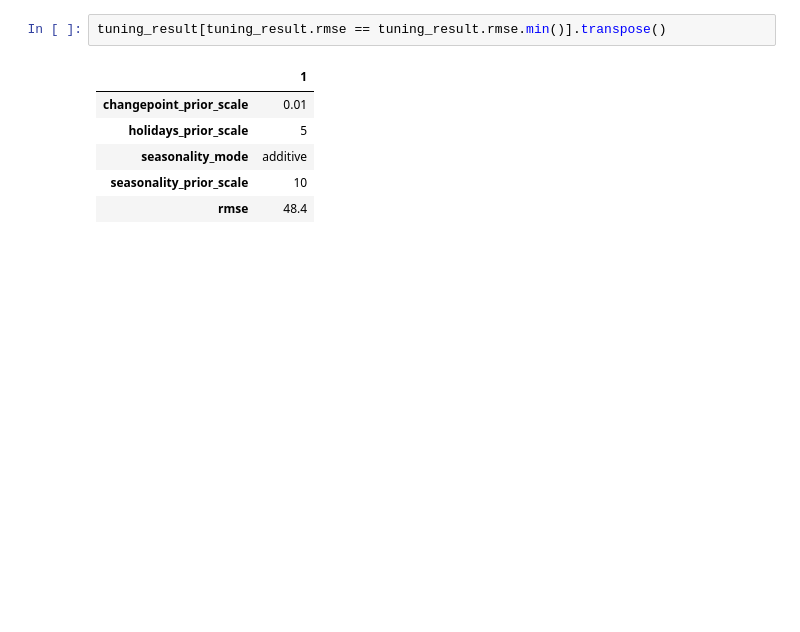
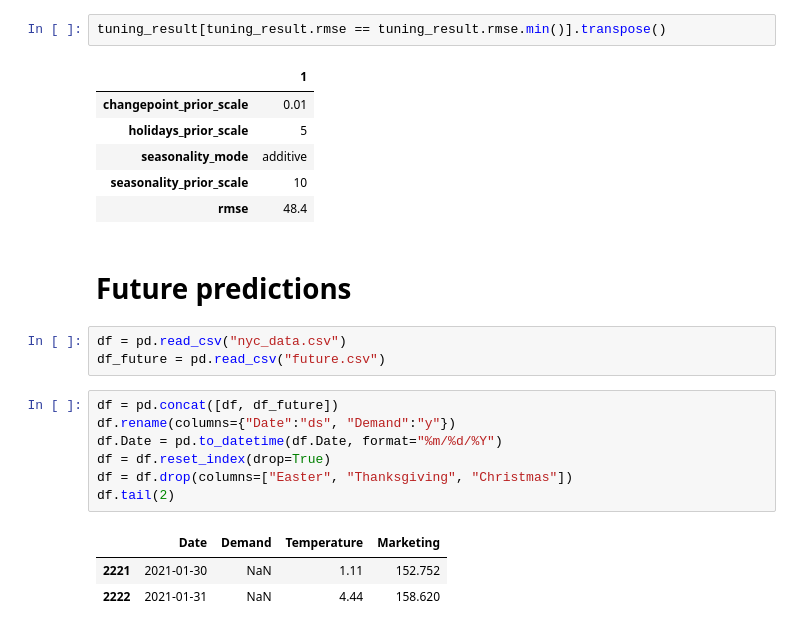
Before and after one commit to JiayiD77/Conjoint-Analysis, a Jupyter notebook: time_series_analysis/prophet_time_series_analysis.ipynb, the cells around one changed output. Saved outputs shown, nothing was run; the diff lists cells and outputs as text; blank space fills up the shorter version.

```diff
--- a/time_series_analysis/time_series.ipynb
+++ b/time_series_analysis/prophet_time_series_analysis.ipynb
@@ -295,3 +297,19 @@ tuning_result[tuning_result.rmse == tuning_result.rmse.min()].transpose()
 | seasonality_mode | additive |
 | seasonality_prior_scale | 10 |
 | rmse | 48.4 |
+# %% [markdown]
+# Future predictions
+# %%
+df = pd.read_csv("nyc_data.csv")
+df_future = pd.read_csv("future.csv")
+# %%
+df = pd.concat([df, df_future])
+df.rename(columns={"Date":"ds", "Demand":"y"})
+df.Date = pd.to_datetime(df.Date, format="%m/%d/%Y")
+df = df.reset_index(drop=True)
+df = df.drop(columns=["Easter", "Thanksgiving", "Christmas"])
+df.tail(2)
+# %% [output]
+|  | Date | Demand | Temperature | Marketing |
+| 2221 | 2021-01-30 | NaN | 1.11 | 152.752 |
+| 2222 | 2021-01-31 | NaN | 4.44 | 158.620 |
```
Also changed, not shown: parts of 5 cells of this notebook.
